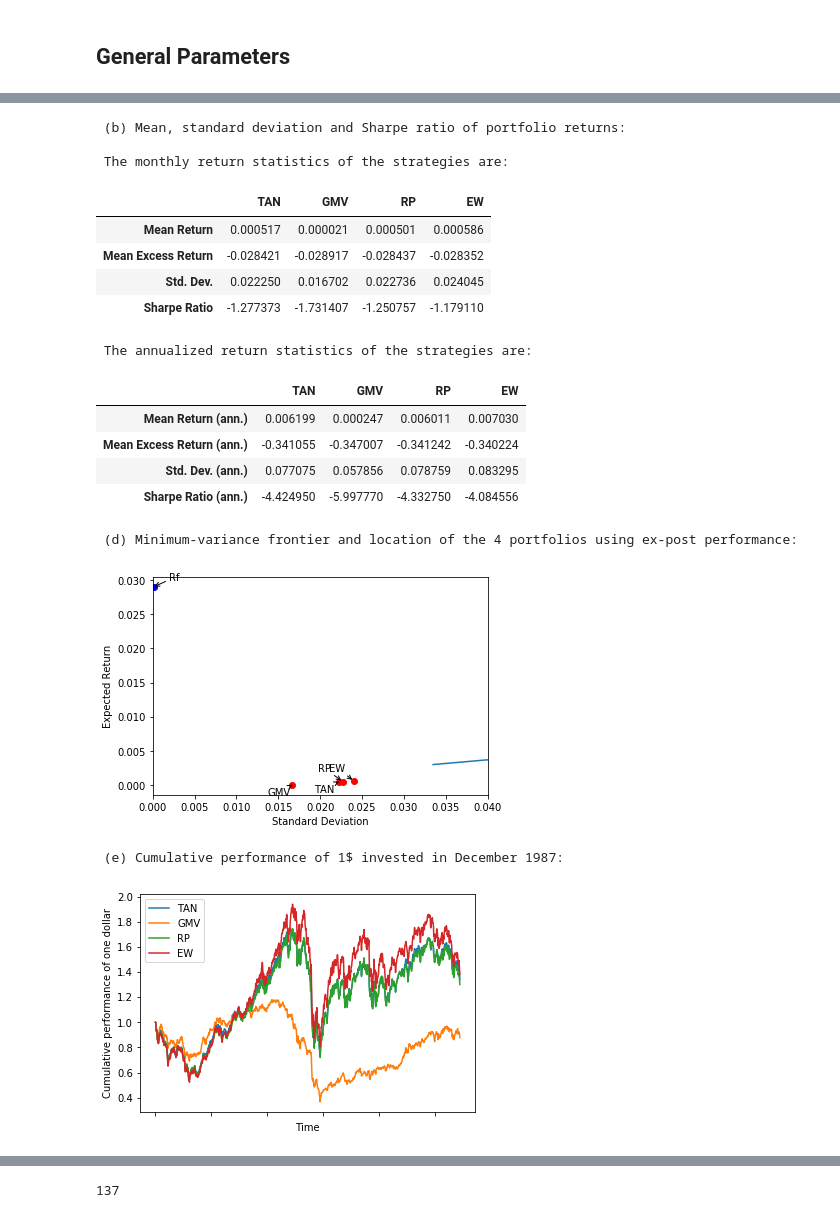
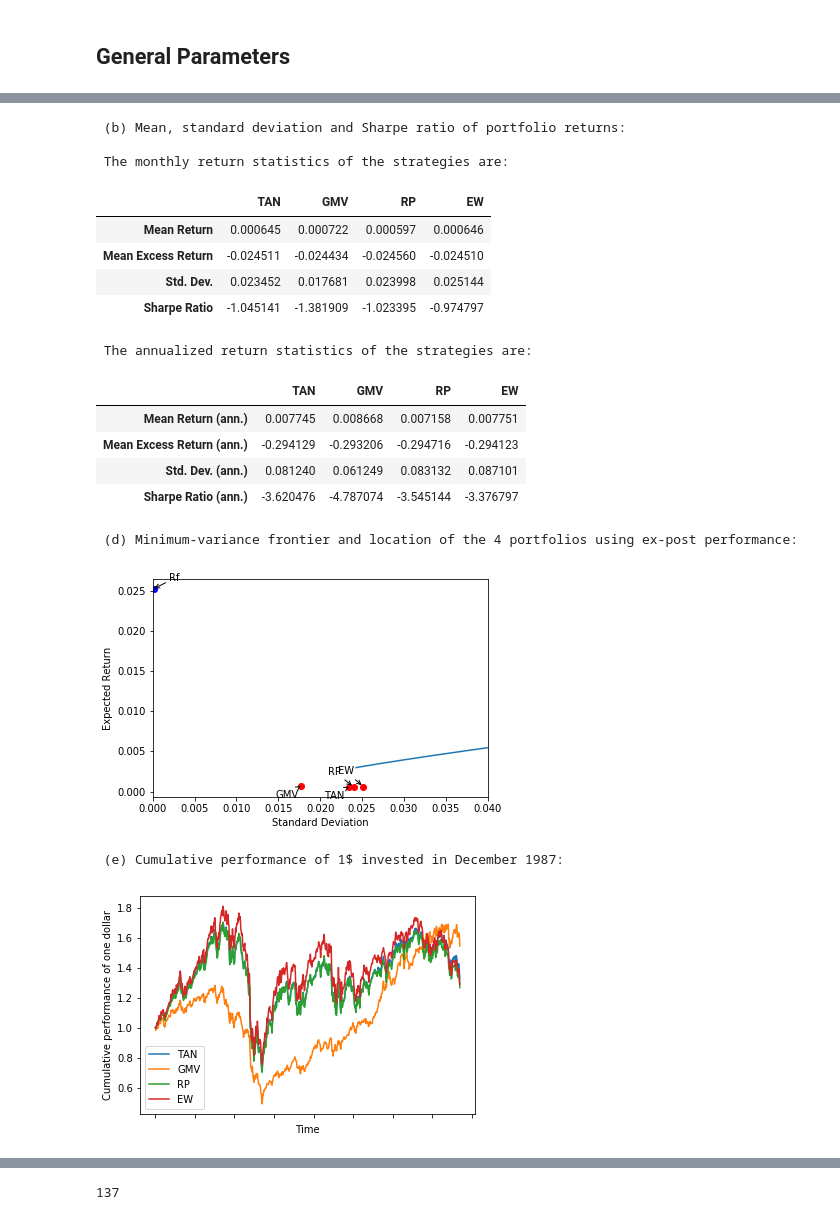
Before and after one commit to GregoireMayrhofer/financialbigdata, a Jupyter notebook: final_notebook.ipynb, the cells around one changed output, grey strips where cells are left out. Saved outputs shown, nothing was run; the diff lists cells and outputs as text; code cells hidden in the pictures.

```diff
--- a/final_notebook.ipynb
+++ b/final_notebook.ipynb
@@ -163,9 +163,9 @@ https://pandas.pydata.org/pandas-docs/stable/indexing.html#deprecate-loc-reindex
 ## General Parameters
 # %%
 number = 5
-rolling_window_step = 80
-lr = 0.00001
-epochs = 10
+rolling_window_step = 400
+lr = 0.000003
+epochs = 100
 VALIDATION_SPLIT=0.9
 # %%
 def dailytosomething(df,rf,number):
@@ -259,7 +256,7 @@ for j in range(len(strategies)):
     tmp = np.multiply(w[:-1,j,:],ret_weekly.iloc[rolling_window_step:]) # :-1 means except the last
     p_perf[:,j] = tmp.sum(axis=1) # sum over each lines of the matrix and p_perf = returns on each portfolios [return port for each time, strategies]
 
-df_p_perf = pd.DataFrame(data=p_perf,index=dates_perf,columns=strategies)t
+df_p_perf = pd.DataFrame(data=p_perf,index=dates_perf,columns=strategies)
 R0 = Rf_weekly.loc[dates_perf].mean()
 M = df_p_perf.mean()
 E = df_p_perf.mean()-R0
@@ -267,43 +264,43 @@ S = df_p_perf.std()
 SR = E/S
 index = ['Mean Return', 'Mean Excess Return', 'Std. Dev.', 'Sharpe Ratio']
 pStats = pd.DataFrame({index[0] : M,
                     index[1] : E,
                     index[2] : S,
                     index[3] : SR
                       })
 pStats = pStats.T
 pStats = pStats.reindex(index)
 
 index_a = [' (ann.)']*4
 index_a = [x+y for x, y in zip(index, index_a)]
 pStats_a = pd.DataFrame({index_a[0] : M*12, # change *12 cause were not anymore annual
                     index_a[1] : E*12,  # change *12 cause were not anymore annual
                     index_a[2] : S*np.sqrt(12),  # change *12 cause were not anymore annual
                     index_a[3] : SR*np.sqrt(12)  # change *12 cause were not anymore annual
                       })
 pStats_a = pStats_a.T
 pStats_a = pStats_a.reindex(index_a)
 
 print('\n (b) Mean, standard deviation and Sharpe ratio of portfolio returns:')
 print('\n The monthly return statistics of the strategies are:')
 display(np.around(pStats,6))
 print('\n The annualized return statistics of the strategies are:')
 display(np.around(pStats_a,6))
 # %% [output]
  (b) Mean, standard deviation and Sharpe ratio of portfolio returns:
 
  The monthly return statistics of the strategies are:
 |  | TAN | GMV | RP | EW |
-| Mean Return | 0.000517 | 0.000021 | 0.000501 | 0.000586 |
-| Mean Excess Return | -0.028421 | -0.028917 | -0.028437 | -0.028352 |
-| Std. Dev. | 0.022250 | 0.016702 | 0.022736 | 0.024045 |
-| Sharpe Ratio | -1.277373 | -1.731407 | -1.250757 | -1.179110 |
+| Mean Return | 0.000645 | 0.000722 | 0.000597 | 0.000646 |
+| Mean Excess Return | -0.024511 | -0.024434 | -0.024560 | -0.024510 |
+| Std. Dev. | 0.023452 | 0.017681 | 0.023998 | 0.025144 |
+| Sharpe Ratio | -1.045141 | -1.381909 | -1.023395 | -0.974797 |
  The annualized return statistics of the strategies are:
 |  | TAN | GMV | RP | EW |
-| Mean Return (ann.) | 0.006199 | 0.000247 | 0.006011 | 0.007030 |
-| Mean Excess Return (ann.) | -0.341055 | -0.347007 | -0.341242 | -0.340224 |
-| Std. Dev. (ann.) | 0.077075 | 0.057856 | 0.078759 | 0.083295 |
-| Sharpe Ratio (ann.) | -4.424950 | -5.997770 | -4.332750 | -4.084556 |
+| Mean Return (ann.) | 0.007745 | 0.008668 | 0.007158 | 0.007751 |
+| Mean Excess Return (ann.) | -0.294129 | -0.293206 | -0.294716 | -0.294123 |
+| Std. Dev. (ann.) | 0.081240 | 0.061249 | 0.083132 | 0.087101 |
+| Sharpe Ratio (ann.) | -3.620476 | -4.787074 | -3.545144 | -3.376797 |
 # %%
 #MV frontiers
 Mup = np.linspace(0.003,0.009,1000)
@@ -347,7 +344,7 @@ print('\n (d) Minimum-variance frontier and location of the 4 portfolios using e
 plt.show()
 # %% [output]
  (d) Minimum-variance frontier and location of the 4 portfolios using ex-post performance:
-[figure, old version]
+[figure, new version]
 # %%
 #total return index
 dates_cumperf = ret_weekly.iloc[(rolling_window_step-1):].index.get_level_values(0)
@@ -367,7 +364,7 @@ print('\n (e) Cumulative performance of 1$ invested in December 1987:')
 plt.show()
 # %% [output]
  (e) Cumulative performance of 1$ invested in December 1987:
-[figure, old version]
+[figure, new version]
 # %%
 labels = np.zeros(len(p_perf))
 for i in range(len(p_perf)): # the goal is to define the classification of the labels for the crossentropy loss
```
Also changed, not shown: parts of 9 cells of this notebook, 2 other files.
